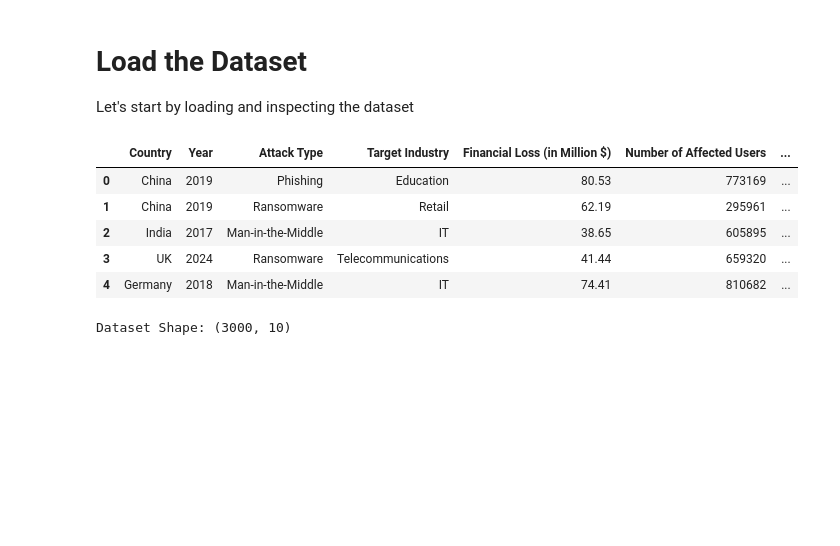
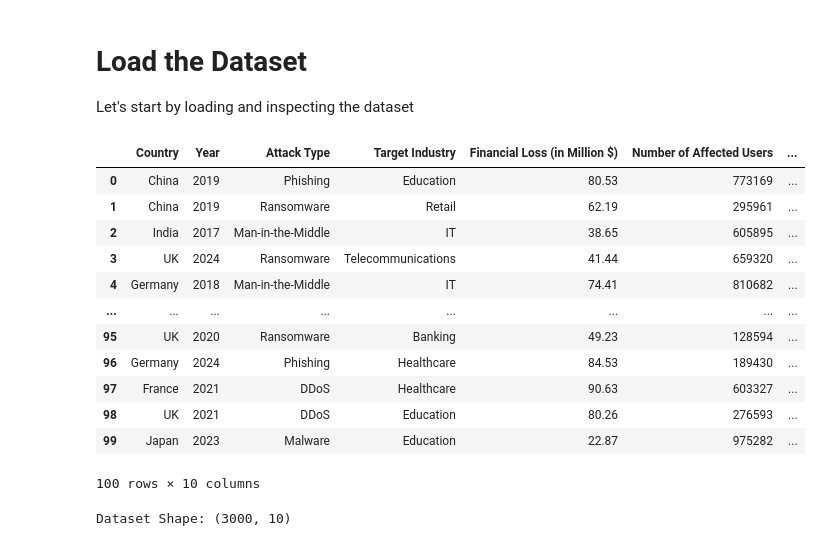
Before and after one commit to Deolinda1506/Linear_regression_model, a Jupyter notebook: summative/linear_regression/multivariate.ipynb, the cells around one changed output. Cells and saved outputs as stored; diff of their text form; code cells hidden in the pictures; blank space fills up the shorter version.

```diff
--- a/summative/linear_regression/multivariate.ipynb
+++ b/summative/linear_regression/multivariate.ipynb
@@ -26,16 +26,23 @@ from sklearn.linear_model import SGDRegressor
 Let's start by loading and inspecting the dataset
 # %%
 # 1. Load dataset
-df = pd.read_csv('/content/Global_Cybersecurity_Threats_2015-2024 (1).csv')
+df = pd.read_csv('/content/Global_Cybersecurity_Threats_2015-2024.csv')
 # %%
-df.head()
+df.head(100)
 # %% [output]
 |  | Country | Year | Attack Type | Target Industry | Financial Loss (in Million $) | Number of Affected Users | ... |
 | 0 | China | 2019 | Phishing | Education | 80.53 | 773169 | ... |
 | 1 | China | 2019 | Ransomware | Retail | 62.19 | 295961 | ... |
 | 2 | India | 2017 | Man-in-the-Middle | IT | 38.65 | 605895 | ... |
 | 3 | UK | 2024 | Ransomware | Telecommunications | 41.44 | 659320 | ... |
 | 4 | Germany | 2018 | Man-in-the-Middle | IT | 74.41 | 810682 | ... |
+| ... | ... | ... | ... | ... | ... | ... | ... |
+| 95 | UK | 2020 | Ransomware | Banking | 49.23 | 128594 | ... |
+| 96 | Germany | 2024 | Phishing | Healthcare | 84.53 | 189430 | ... |
+| 97 | France | 2021 | DDoS | Healthcare | 90.63 | 603327 | ... |
+| 98 | UK | 2021 | DDoS | Education | 80.26 | 276593 | ... |
+| 99 | Japan | 2023 | Malware | Education | 22.87 | 975282 | ... |
+100 rows × 10 columns
 # %%
 print(f"Dataset Shape: {df.shape}")
 # %% [output]
```
Also changed, not shown: parts of 3 cells of this notebook.
